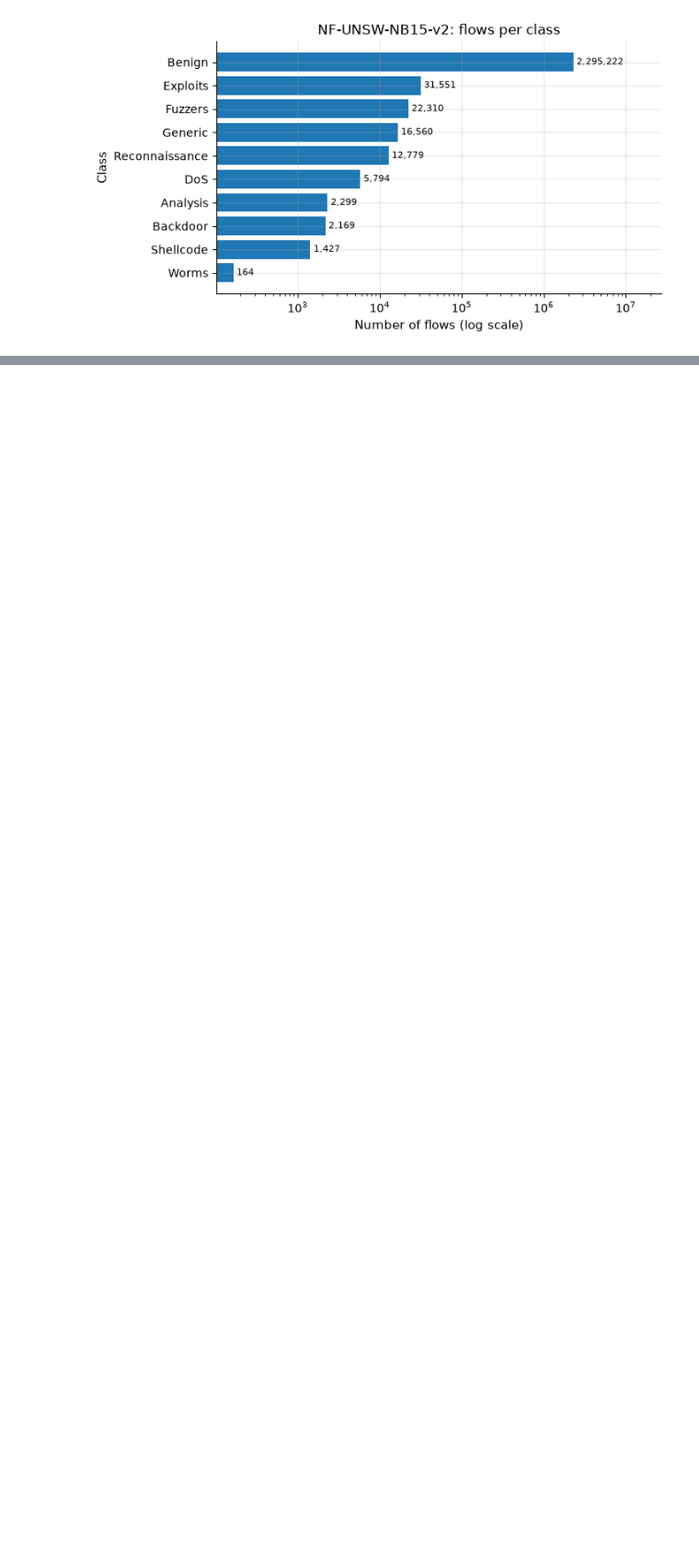
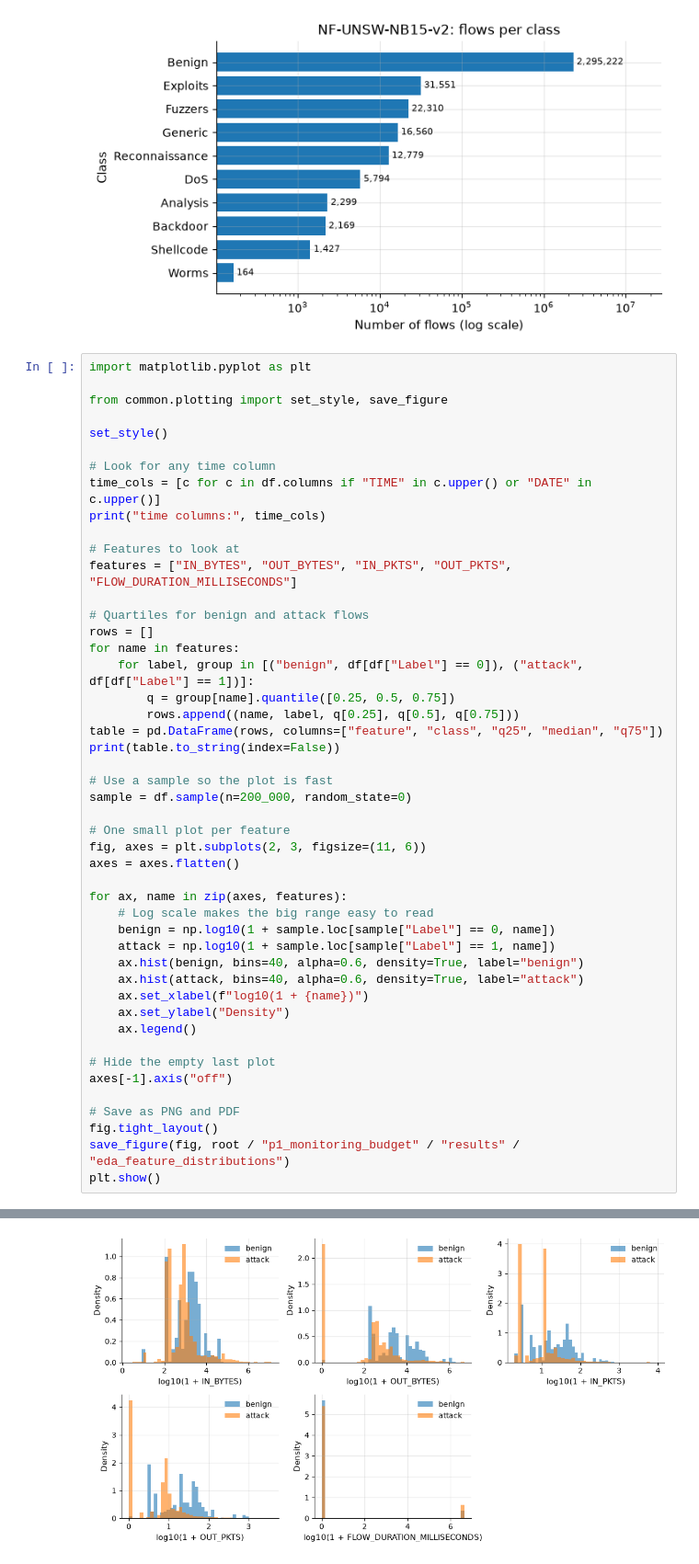
Before and after one commit to abdull66-hash/detection-under-budgets, a Jupyter notebook: p1_monitoring_budget/notebooks/01_eda.ipynb, the cells around one changed output, grey strips where cells are left out. Shown at 92% size. Cells and saved outputs as stored; diff of their text form; blank space fills up the shorter version.

Commit message:
feat(p1): add feature distributions to EDA

```diff
--- a/p1_monitoring_budget/notebooks/01_eda.ipynb
+++ b/p1_monitoring_budget/notebooks/01_eda.ipynb
@@ -216,3 +216,51 @@ save_figure(fig, out)
 plt.show()
 # %% [output]
 [figure]
+# %%
+import matplotlib.pyplot as plt
+
+from common.plotting import set_style, save_figure
+
+set_style()
+
+# Look for any time column
+time_cols = [c for c in df.columns if "TIME" in c.upper() or "DATE" in c.upper()]
+print("time columns:", time_cols)
+
+# Features to look at
+features = ["IN_BYTES", "OUT_BYTES", "IN_PKTS", "OUT_PKTS", "FLOW_DURATION_MILLISECONDS"]
+
+# Quartiles for benign and attack flows
+rows = []
+for name in features:
+    for label, group in [("benign", df[df["Label"] == 0]), ("attack", df[df["Label"] == 1])]:
+        q = group[name].quantile([0.25, 0.5, 0.75])
+        rows.append((name, label, q[0.25], q[0.5], q[0.75]))
+table = pd.DataFrame(rows, columns=["feature", "class", "q25", "median", "q75"])
+print(table.to_string(index=False))
+
+# Use a sample so the plot is fast
+sample = df.sample(n=200_000, random_state=0)
+
+# One small plot per feature
+fig, axes = plt.subplots(2, 3, figsize=(11, 6))
+axes = axes.flatten()
+
+for ax, name in zip(axes, features):
+    # Log scale makes the big range easy to read
+    benign = np.log10(1 + sample.loc[sample["Label"] == 0, name])
+    attack = np.log10(1 + sample.loc[sample["Label"] == 1, name])
+    ax.hist(benign, bins=40, alpha=0.6, density=True, label="benign")
+    ax.hist(attack, bins=40, alpha=0.6, density=True, label="attack")
+    ax.set_xlabel(f"log10(1 + {name})")
+    ax.set_ylabel("Density")
+    ax.legend()
+
+# Hide the empty last plot
+axes[-1].axis("off")
+
+# Save as PNG and PDF
+fig.tight_layout()
+save_figure(fig, root / "p1_monitoring_budget" / "results" / "eda_feature_distributions")
+plt.show()
+# %% [output]
@@ -218,0 +279 @@ plt.show()
+[figure, added]
```
Also changed, not shown: parts of 1 cell of this notebook, 2 other files.
